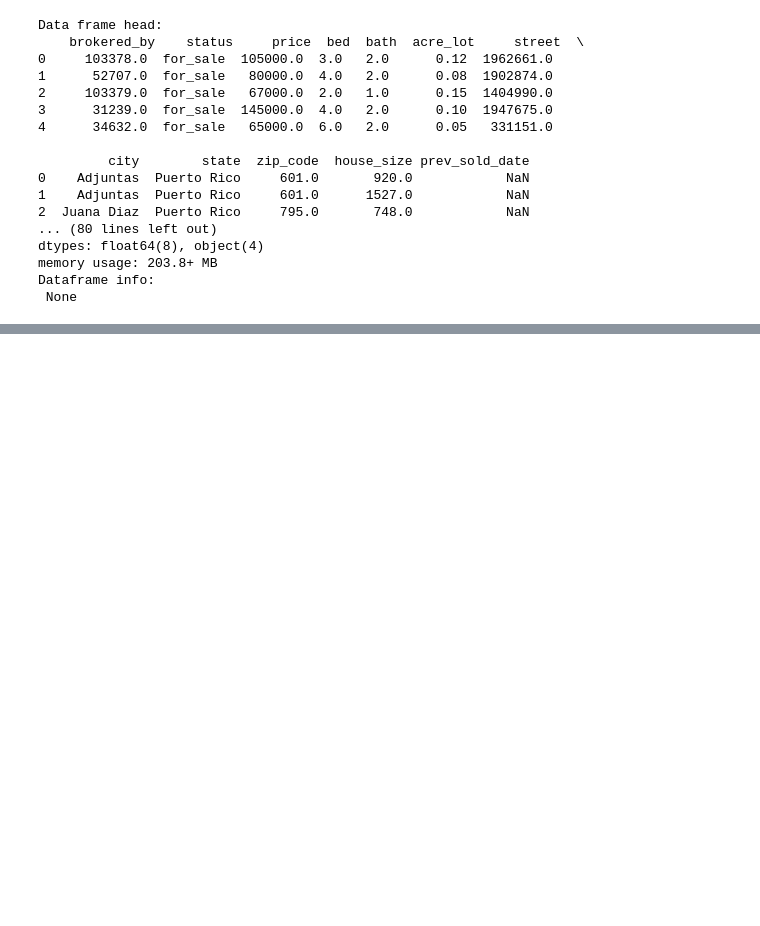
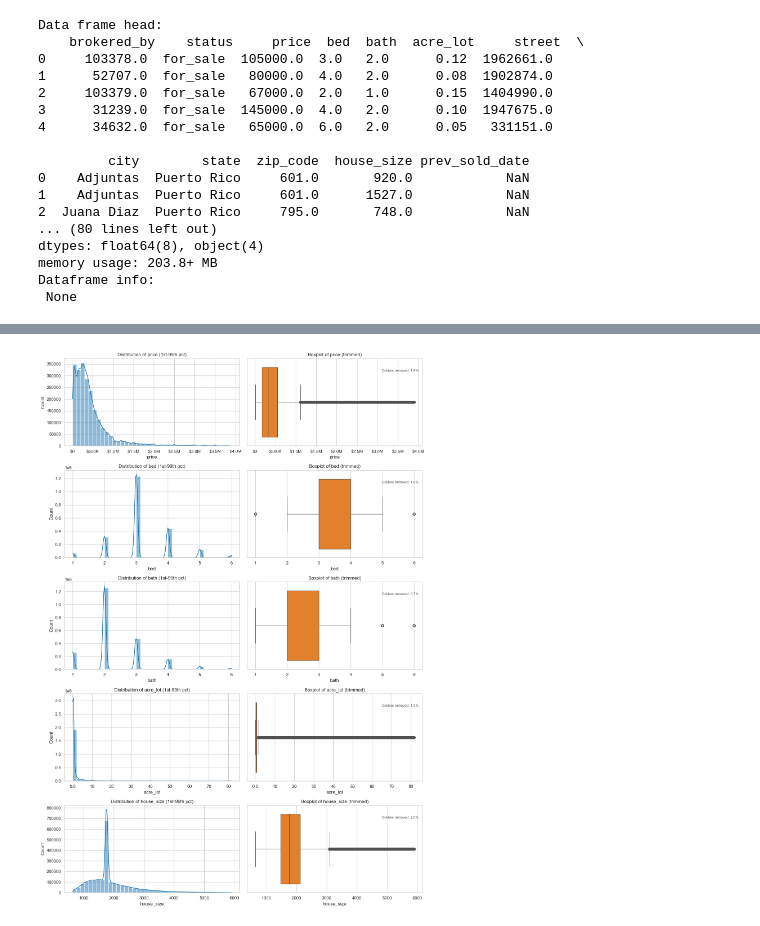
Before and after one commit to curohn/programming_for_business_project, a Jupyter notebook: main.ipynb, the cells around one changed output, grey strips where cells are left out. Saved outputs shown, nothing was run; the diff lists cells and outputs as text; code cells hidden in the pictures; blank space fills up the shorter version.

```diff
--- a/main.ipynb
+++ b/main.ipynb
@@ -32,0 +148,49 @@ Dataframe info:
+# %%
+# Visualize distributions for numerical features using the processed dataset
+numeric_to_plot = ["price", "bed", "bath", "acre_lot", "house_size"]
+
+plot_rows = len(numeric_to_plot)
+fig, axes = plt.subplots(plot_rows, 2, figsize=(14, 4 * plot_rows))
+axes = np.atleast_2d(axes)
+
+for idx, col in enumerate(numeric_to_plot):
+    series = processed_df[col].dropna()
+    if series.empty:
+        continue
+
+    lower = series.quantile(0.01)
+    upper = series.quantile(0.99)
+    trimmed = series[(series >= lower) & (series <= upper)]
+    outlier_pct = 100 * (len(series) - len(trimmed)) / len(series)
+
+    sns.histplot(trimmed, ax=axes[idx, 0], kde=True, bins=40, color="#1f77b4")
+    axes[idx, 0].set_title(f"Distribution of {col} (1st-99th pct)")
+    axes[idx, 0].set_xlabel(col)
+    axes[idx, 0].ticklabel_format(style="plain", axis="x")
+
+    sns.boxplot(x=trimmed, ax=axes[idx, 1], color="#ff7f0e", orient="h")
+    axes[idx, 1].set_title(f"Boxplot of {col} (trimmed)")
+    axes[idx, 1].set_xlabel(col)
+    axes[idx, 1].ticklabel_format(style="plain", axis="x")
+    axes[idx, 1].text(
+        0.98,
+        0.85,
+        f"Outliers removed: {outlier_pct:.1f}%",
+        transform=axes[idx, 1].transAxes,
+        ha="right",
+        fontsize=9,
+        color="#555555",
+    )
+
+    if col == "price":
+        formatter = FuncFormatter(currency_label)
+        axes[idx, 0].xaxis.set_major_formatter(formatter)
+        axes[idx, 1].xaxis.set_major_formatter(formatter)
+    elif col in {"acre_lot"}:
+        axes[idx, 0].xaxis.set_major_formatter(FuncFormatter(lambda x, _pos: f"{x:.1f}" if x < 10 else f"{x:,.0f}"))
+        axes[idx, 1].xaxis.set_major_formatter(FuncFormatter(lambda x, _pos: f"{x:.1f}" if x < 10 else f"{x:,.0f}"))
+
+plt.tight_layout()
+plt.show()
+# %% [output]
+[figure, added]
```
Also changed, not shown: parts of 23 cells of this notebook, 1 other file.
